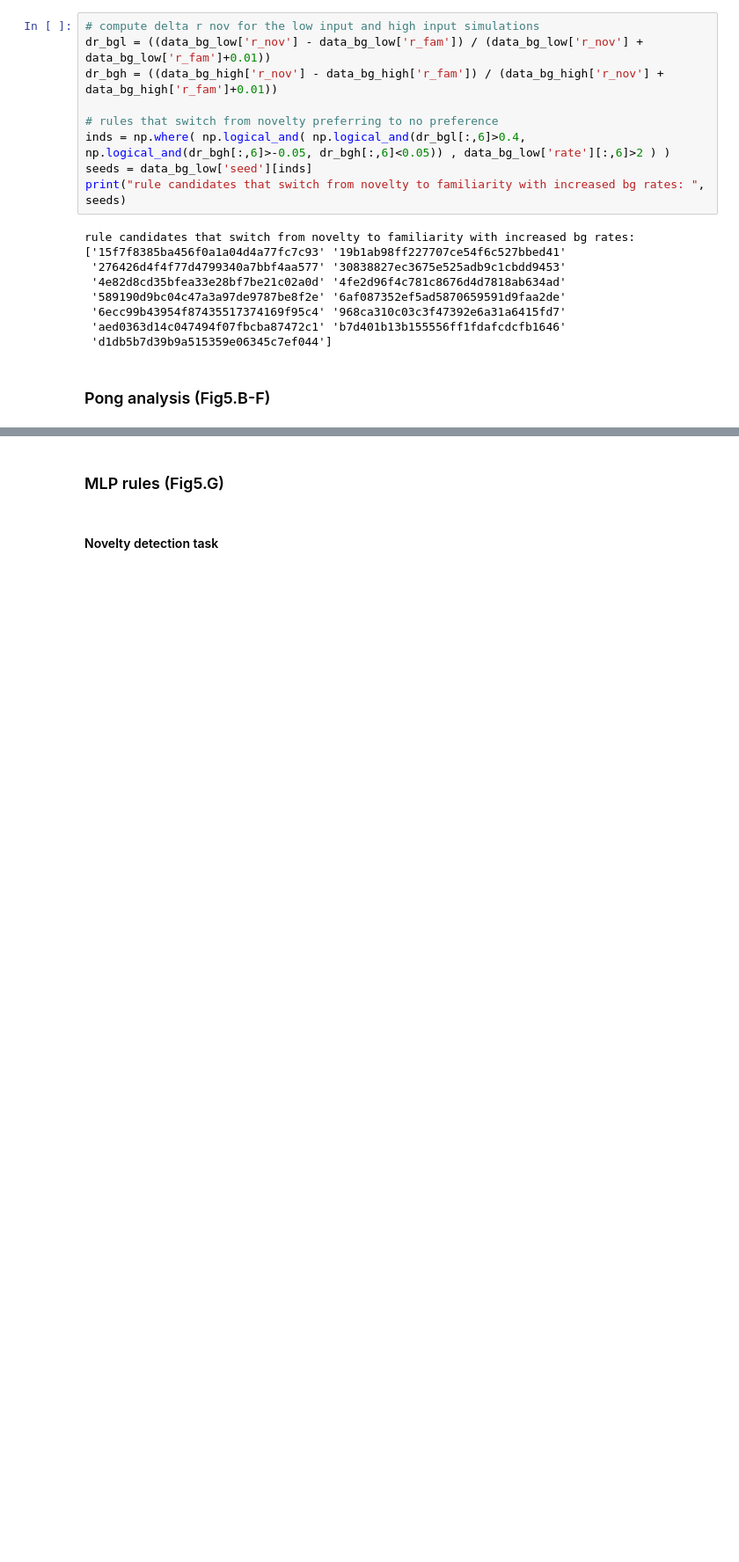
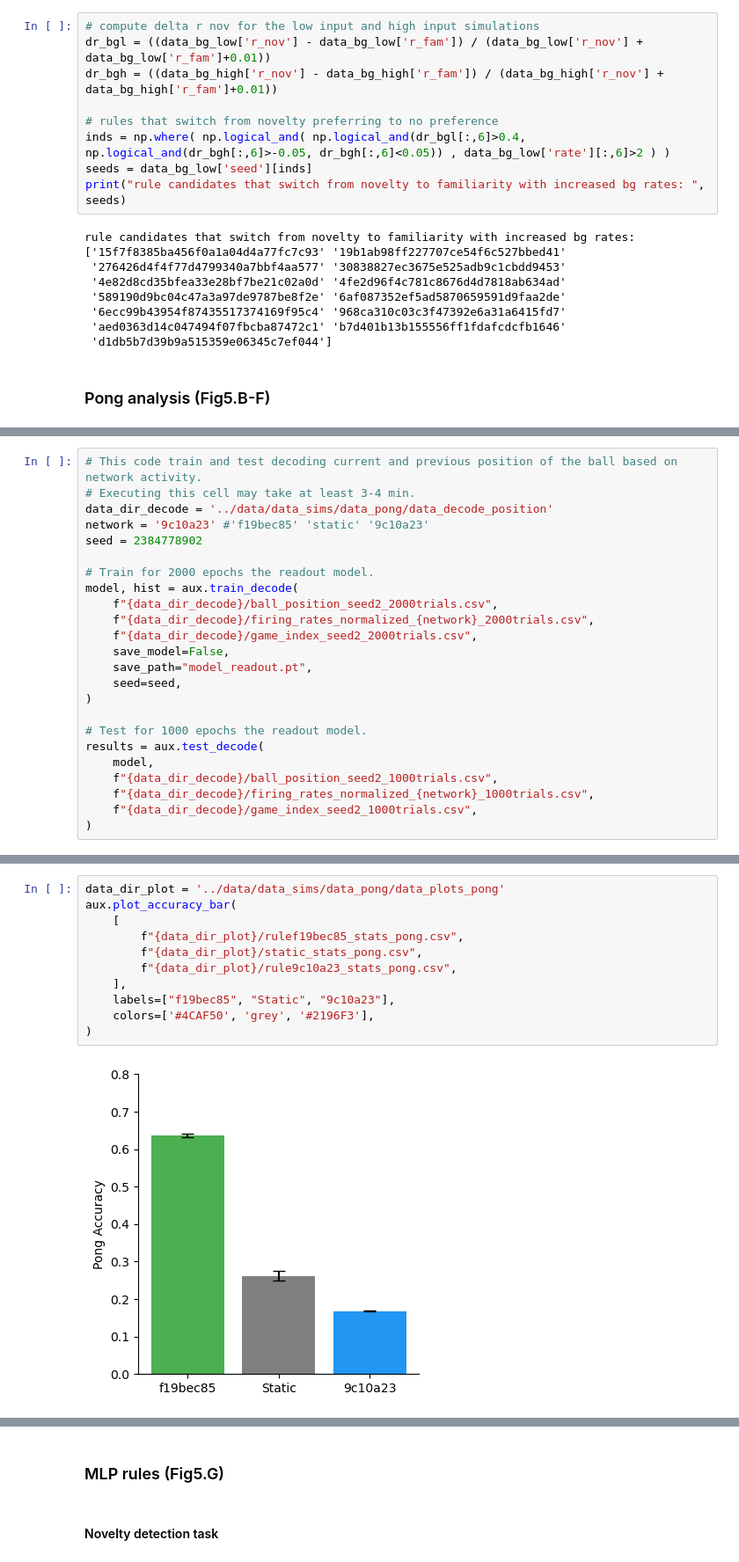
Before and after one commit to VogelsLab/Mem1kRules, a Jupyter notebook: results/figure5.ipynb, the cells around one changed output, grey strips where cells are left out. Shown at 88% size. Drawn from its saved outputs; the diff is of its cells as text; blank space fills up the shorter version.

Commit message:
added pong, cluster deployment code

```diff
--- a/results/figure5.ipynb
+++ b/results/figure5.ipynb
@@ -94,0 +98,24 @@ rule candidates that switch from novelty to familiarity with increased bg rates:
+# %%
+# This code train and test decoding current and previous position of the ball based on network activity.
+# Executing this cell may take at least 3-4 min.
+data_dir_decode = '../data/data_sims/data_pong/data_decode_position'
+network = '9c10a23' #'f19bec85' 'static' '9c10a23'
+seed = 2384778902
+
+# Train for 2000 epochs the readout model.
+model, hist = aux.train_decode(
+    f"{data_dir_decode}/ball_position_seed2_2000trials.csv",
+    f"{data_dir_decode}/firing_rates_normalized_{network}_2000trials.csv",
+    f"{data_dir_decode}/game_index_seed2_2000trials.csv",
+    save_model=False,
+    save_path="model_readout.pt",
+    seed=seed,
+)
+
+# Test for 1000 epochs the readout model.
+results = aux.test_decode(
+    model,
+    f"{data_dir_decode}/ball_position_seed2_1000trials.csv",
+    f"{data_dir_decode}/firing_rates_normalized_{network}_1000trials.csv",
+    f"{data_dir_decode}/game_index_seed2_1000trials.csv",
+)
@@ -94,0 +135,13 @@ rule candidates that switch from novelty to familiarity with increased bg rates:
+# %%
+data_dir_plot = '../data/data_sims/data_pong/data_plots_pong'
+aux.plot_accuracy_bar(
+    [
+        f"{data_dir_plot}/rulef19bec85_stats_pong.csv",
+        f"{data_dir_plot}/static_stats_pong.csv",
+        f"{data_dir_plot}/rule9c10a23_stats_pong.csv",
+    ],
+    labels=["f19bec85", "Static", "9c10a23"],
+    colors=['#4CAF50', 'grey', '#2196F3'],
+)
+# %% [output]
+[figure, added]
```
Also changed, not shown: parts of 10 cells of this notebook, 57 other files.
